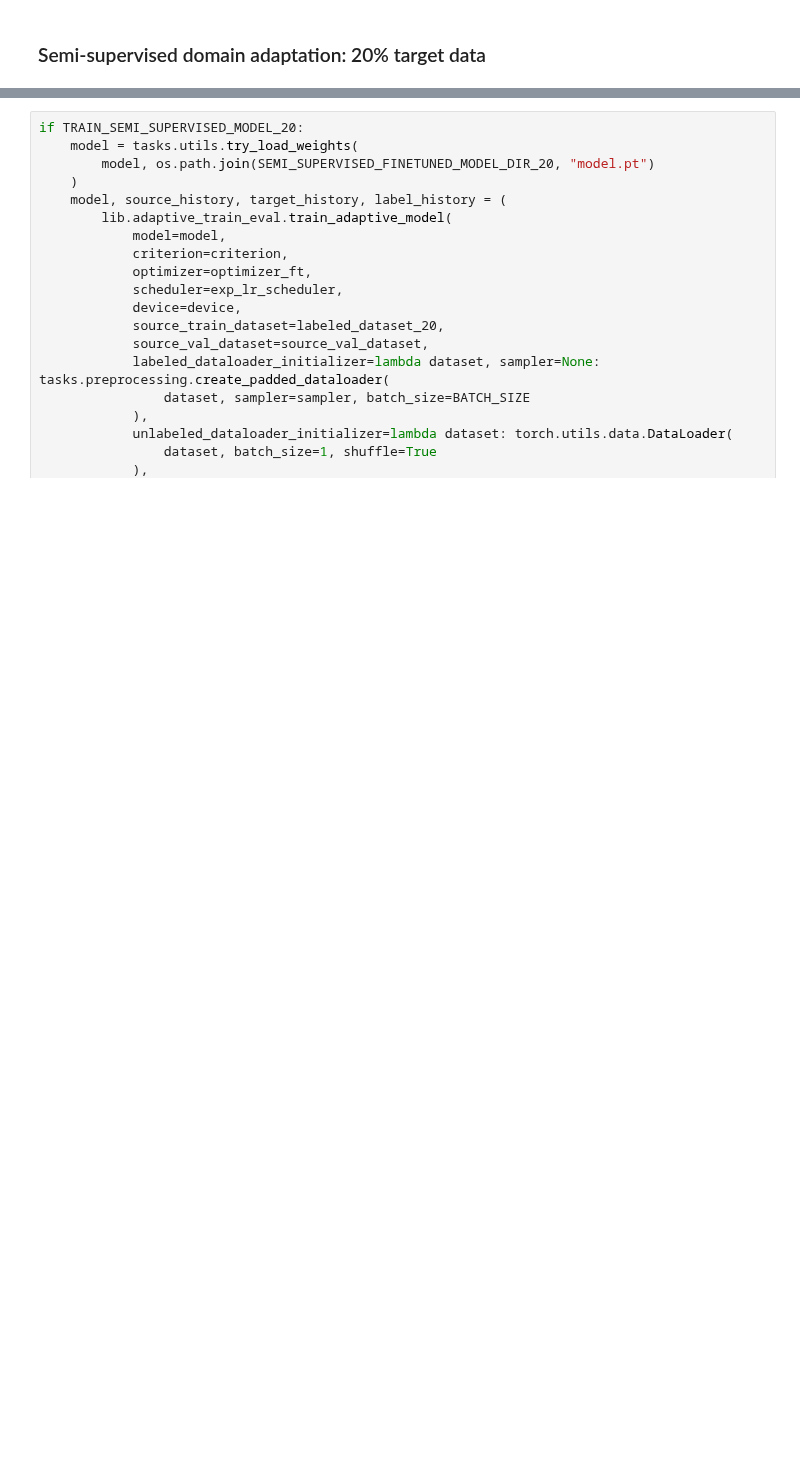
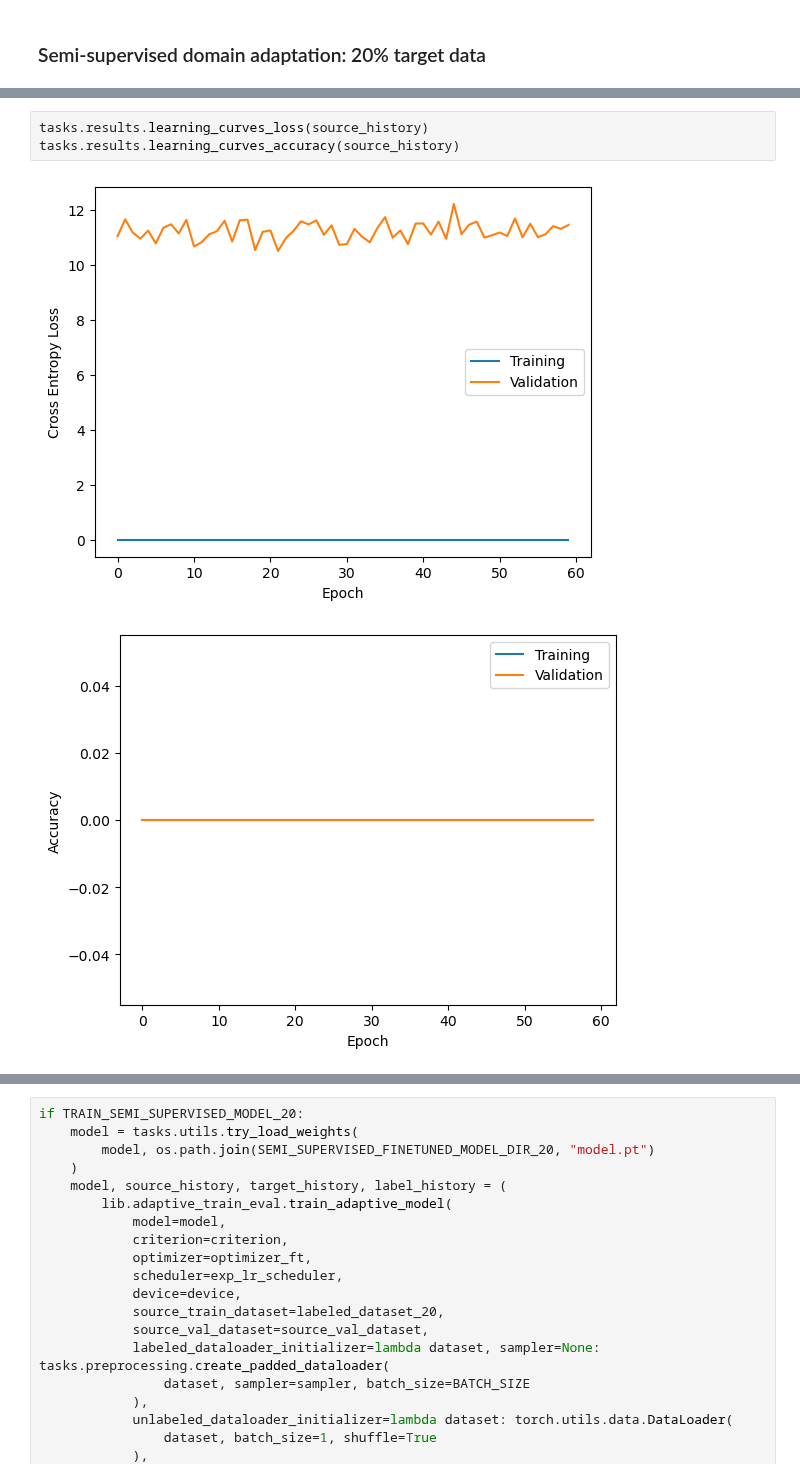
Before and after one commit to dimits-ts/deep_vision_domain_adaptation, a Jupyter notebook: domain_adaptation.ipynb, the cells around one changed output, grey strips where cells are left out. Saved outputs shown, nothing was run; the diff lists cells and outputs as text; blank space fills up the shorter version.

```diff
--- a/domain_adaptation.ipynb
+++ b/domain_adaptation.ipynb
@@ -307,0 +389,6 @@ else:
+# %%
+tasks.results.learning_curves_loss(source_history)
+tasks.results.learning_curves_accuracy(source_history)
+# %% [output]
+[figure, added]
+[figure, added]
```
Also changed, not shown: parts of 32 cells of this notebook, 1 other file.
